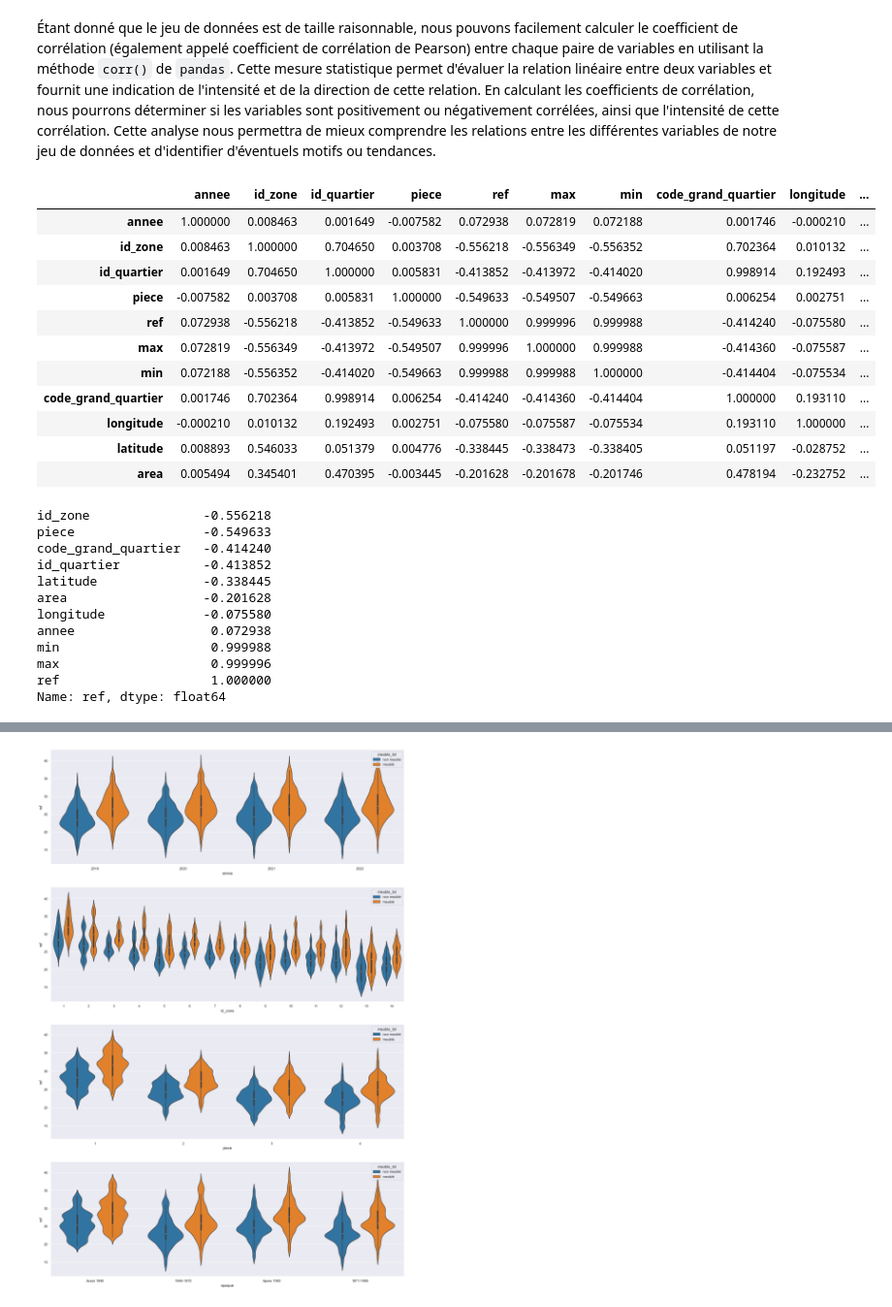
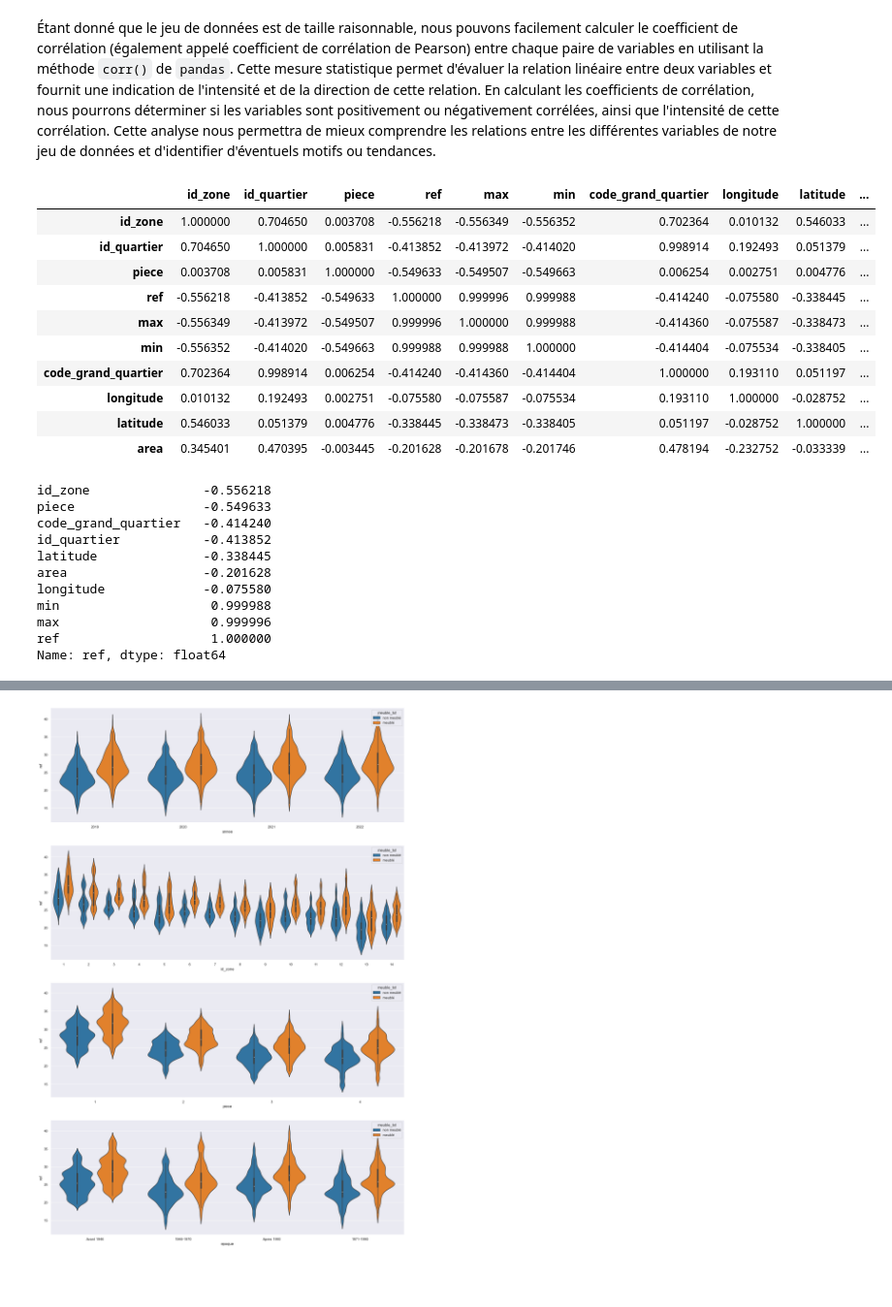
Before and after one commit to BranisGh/Data-Science-Projects, a Jupyter notebook: paris_housing.ipynb, the cells around one changed output, grey strips where cells are left out. Shown at 97% size. Cells and saved outputs as stored; diff of their text form; code cells hidden in the pictures; blank space fills up the shorter version.

```diff
--- a/paris_housing.ipynb
+++ b/paris_housing.ipynb
@@ -364,21 +364,21 @@ Cette analyse serait encore plus perspicace et précise si nous disposions des p
 # %% [markdown]
 Étant donné que le jeu de données est de taille raisonnable, nous pouvons facilement calculer le coefficient de corrélation (également appelé coefficient de corrélation de Pearson) entre chaque paire de variables en utilisant la méthode `corr()` de `pandas`. Cette mesure statistique permet d'évaluer la relation linéaire entre deux variables et fournit une indication de l'intensité et de la direction de cette relation. En calculant les coefficients de corrélation, nous pourrons déterminer si les variables sont positivement ou négativement corrélées, ainsi que l'intensité de cette corrélation. Cette analyse nous permettra de mieux comprendre les relations entre les différentes variables de notre jeu de données et d'identifier d'éventuels motifs ou tendances.
 # %%
+gdf.annee = pd.to_datetime(gdf.annee)
 corr_matrix = gdf.corr()
 corr_matrix.head(len(corr_matrix.columns))
 # %% [output]
-|  | annee | id_zone | id_quartier | piece | ref | max | min | code_grand_quartier | longitude | ... |
-| annee | 1.000000 | 0.008463 | 0.001649 | -0.007582 | 0.072938 | 0.072819 | 0.072188 | 0.001746 | -0.000210 | ... |
-| id_zone | 0.008463 | 1.000000 | 0.704650 | 0.003708 | -0.556218 | -0.556349 | -0.556352 | 0.702364 | 0.010132 | ... |
-| id_quartier | 0.001649 | 0.704650 | 1.000000 | 0.005831 | -0.413852 | -0.413972 | -0.414020 | 0.998914 | 0.192493 | ... |
-| piece | -0.007582 | 0.003708 | 0.005831 | 1.000000 | -0.549633 | -0.549507 | -0.549663 | 0.006254 | 0.002751 | ... |
-| ref | 0.072938 | -0.556218 | -0.413852 | -0.549633 | 1.000000 | 0.999996 | 0.999988 | -0.414240 | -0.075580 | ... |
-| max | 0.072819 | -0.556349 | -0.413972 | -0.549507 | 0.999996 | 1.000000 | 0.999988 | -0.414360 | -0.075587 | ... |
-| min | 0.072188 | -0.556352 | -0.414020 | -0.549663 | 0.999988 | 0.999988 | 1.000000 | -0.414404 | -0.075534 | ... |
-| code_grand_quartier | 0.001746 | 0.702364 | 0.998914 | 0.006254 | -0.414240 | -0.414360 | -0.414404 | 1.000000 | 0.193110 | ... |
-| longitude | -0.000210 | 0.010132 | 0.192493 | 0.002751 | -0.075580 | -0.075587 | -0.075534 | 0.193110 | 1.000000 | ... |
-| latitude | 0.008893 | 0.546033 | 0.051379 | 0.004776 | -0.338445 | -0.338473 | -0.338405 | 0.051197 | -0.028752 | ... |
-| area | 0.005494 | 0.345401 | 0.470395 | -0.003445 | -0.201628 | -0.201678 | -0.201746 | 0.478194 | -0.232752 | ... |
+|  | id_zone | id_quartier | piece | ref | max | min | code_grand_quartier | longitude | latitude | ... |
+| id_zone | 1.000000 | 0.704650 | 0.003708 | -0.556218 | -0.556349 | -0.556352 | 0.702364 | 0.010132 | 0.546033 | ... |
+| id_quartier | 0.704650 | 1.000000 | 0.005831 | -0.413852 | -0.413972 | -0.414020 | 0.998914 | 0.192493 | 0.051379 | ... |
+| piece | 0.003708 | 0.005831 | 1.000000 | -0.549633 | -0.549507 | -0.549663 | 0.006254 | 0.002751 | 0.004776 | ... |
+| ref | -0.556218 | -0.413852 | -0.549633 | 1.000000 | 0.999996 | 0.999988 | -0.414240 | -0.075580 | -0.338445 | ... |
+| max | -0.556349 | -0.413972 | -0.549507 | 0.999996 | 1.000000 | 0.999988 | -0.414360 | -0.075587 | -0.338473 | ... |
+| min | -0.556352 | -0.414020 | -0.549663 | 0.999988 | 0.999988 | 1.000000 | -0.414404 | -0.075534 | -0.338405 | ... |
+| code_grand_quartier | 0.702364 | 0.998914 | 0.006254 | -0.414240 | -0.414360 | -0.414404 | 1.000000 | 0.193110 | 0.051197 | ... |
+| longitude | 0.010132 | 0.192493 | 0.002751 | -0.075580 | -0.075587 | -0.075534 | 0.193110 | 1.000000 | -0.028752 | ... |
+| latitude | 0.546033 | 0.051379 | 0.004776 | -0.338445 | -0.338473 | -0.338405 | 0.051197 | -0.028752 | 1.000000 | ... |
+| area | 0.345401 | 0.470395 | -0.003445 | -0.201628 | -0.201678 | -0.201746 | 0.478194 | -0.232752 | -0.033339 | ... |
 # %%
 corr_matrix.ref.sort_values()
 # %% [output]
@@ -389,7 +389,6 @@ id_quartier           -0.413852
 latitude              -0.338445
 area                  -0.201628
 longitude             -0.075580
-annee                  0.072938
 min                    0.999988
 max                    0.999996
 ref                    1.000000
```
Also changed, not shown: parts of 7 cells of this notebook.
